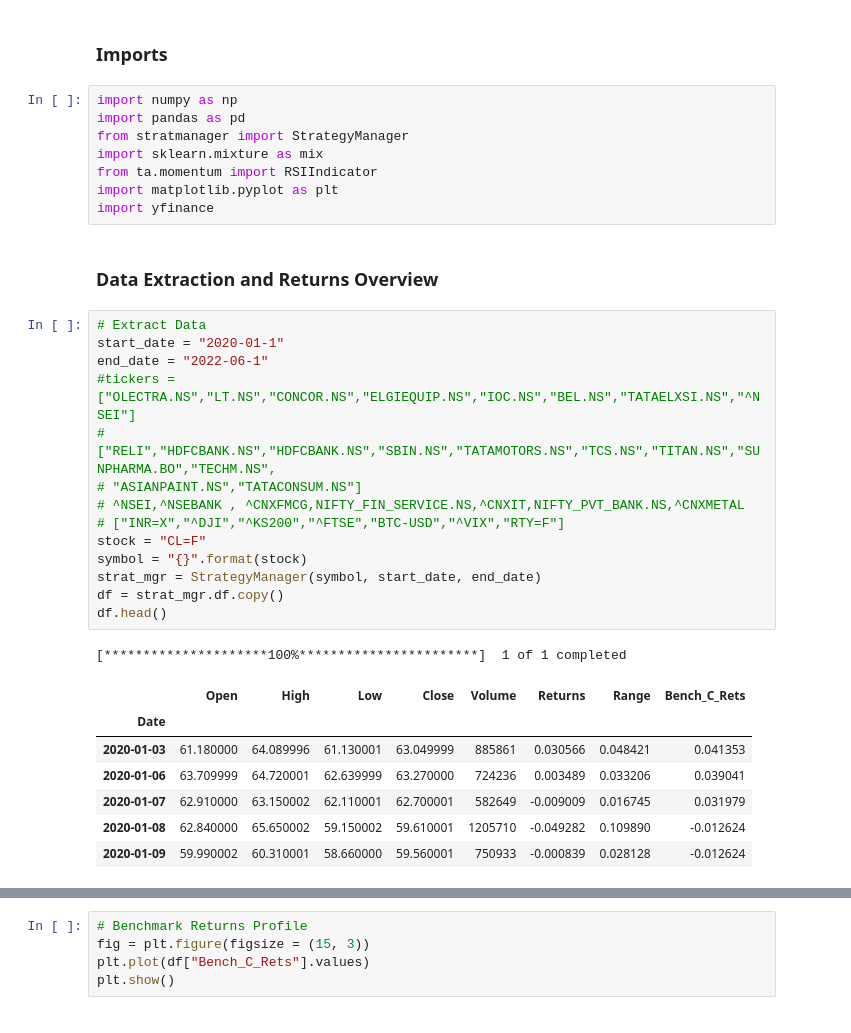
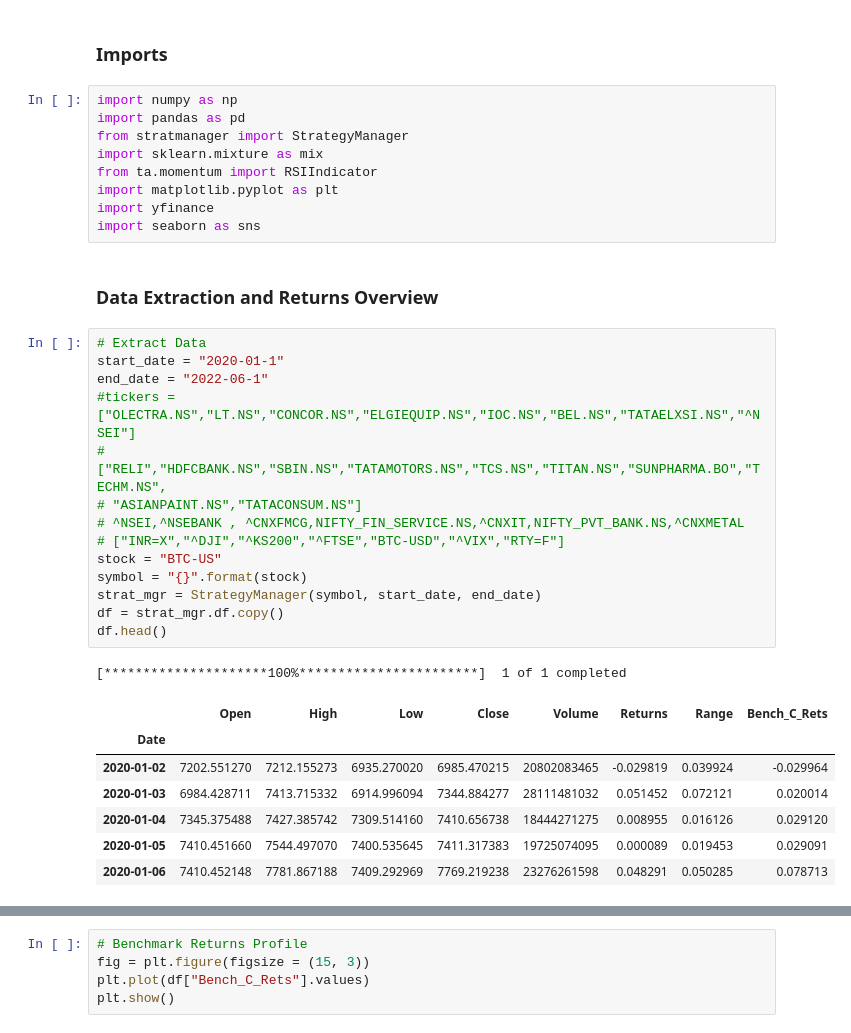
Before and after one commit to vvvipindsm/angle_one_algp, a Jupyter notebook: MY_OWN/LoadingNdRun/OneTimeSetup/1-Data-Preprocessing-Copy1.ipynb, the cells around one changed output, grey strips where cells are left out. Drawn from its saved outputs; the diff is of its cells as text.

```diff
--- a/MY_OWN/LoadingNdRun/OneTimeSetup/1-Data-Preprocessing-Copy1.ipynb
+++ b/MY_OWN/LoadingNdRun/OneTimeSetup/1-Data-Preprocessing-Copy1.ipynb
@@ -14,28 +14,29 @@ import sklearn.mixture as mix
 from ta.momentum import RSIIndicator
 import matplotlib.pyplot as plt
 import yfinance
+import seaborn as sns
 # %% [markdown]
 ### Data Extraction and Returns Overview
 # %%
 # Extract Data
 start_date = "2020-01-1"
 end_date = "2022-06-1"
 #tickers = ["OLECTRA.NS","LT.NS","CONCOR.NS","ELGIEQUIP.NS","IOC.NS","BEL.NS","TATAELXSI.NS","^NSEI"]
-#["RELI","HDFCBANK.NS","HDFCBANK.NS","SBIN.NS","TATAMOTORS.NS","TCS.NS","TITAN.NS","SUNPHARMA.BO","TECHM.NS",
+#["RELI","HDFCBANK.NS","SBIN.NS","TATAMOTORS.NS","TCS.NS","TITAN.NS","SUNPHARMA.BO","TECHM.NS",
 # "ASIANPAINT.NS","TATACONSUM.NS"]
 # ^NSEI,^NSEBANK , ^CNXFMCG,NIFTY_FIN_SERVICE.NS,^CNXIT,NIFTY_PVT_BANK.NS,^CNXMETAL
 # ["INR=X","^DJI","^KS200","^FTSE","BTC-USD","^VIX","RTY=F"]
-stock = "CL=F"
+stock = "BTC-US"
 symbol = "{}".format(stock)
 strat_mgr = StrategyManager(symbol, start_date, end_date)
 df = strat_mgr.df.copy()
 df.head()
 # %% [output]
 [*********************100%***********************]  1 of 1 completed
 |  | Open | High | Low | Close | Volume | Returns | Range | Bench_C_Rets |
 | Date |  |  |  |  |  |  |  |  |
-| 2020-01-03 | 61.180000 | 64.089996 | 61.130001 | 63.049999 | 885861 | 0.030566 | 0.048421 | 0.041353 |
-| 2020-01-06 | 63.709999 | 64.720001 | 62.639999 | 63.270000 | 724236 | 0.003489 | 0.033206 | 0.039041 |
-| 2020-01-07 | 62.910000 | 63.150002 | 62.110001 | 62.700001 | 582649 | -0.009009 | 0.016745 | 0.031979 |
-| 2020-01-08 | 62.840000 | 65.650002 | 59.150002 | 59.610001 | 1205710 | -0.049282 | 0.109890 | -0.012624 |
-| 2020-01-09 | 59.990002 | 60.310001 | 58.660000 | 59.560001 | 750933 | -0.000839 | 0.028128 | -0.012624 |
+| 2020-01-02 | 7202.551270 | 7212.155273 | 6935.270020 | 6985.470215 | 20802083465 | -0.029819 | 0.039924 | -0.029964 |
+| 2020-01-03 | 6984.428711 | 7413.715332 | 6914.996094 | 7344.884277 | 28111481032 | 0.051452 | 0.072121 | 0.020014 |
+| 2020-01-04 | 7345.375488 | 7427.385742 | 7309.514160 | 7410.656738 | 18444271275 | 0.008955 | 0.016126 | 0.029120 |
+| 2020-01-05 | 7410.451660 | 7544.497070 | 7400.535645 | 7411.317383 | 19725074095 | 0.000089 | 0.019453 | 0.029091 |
+| 2020-01-06 | 7410.452148 | 7781.867188 | 7409.292969 | 7769.219238 | 23276261598 | 0.048291 | 0.050285 | 0.078713 |
```
Also changed, not shown: parts of 1 cell of this notebook, 37 other files.
